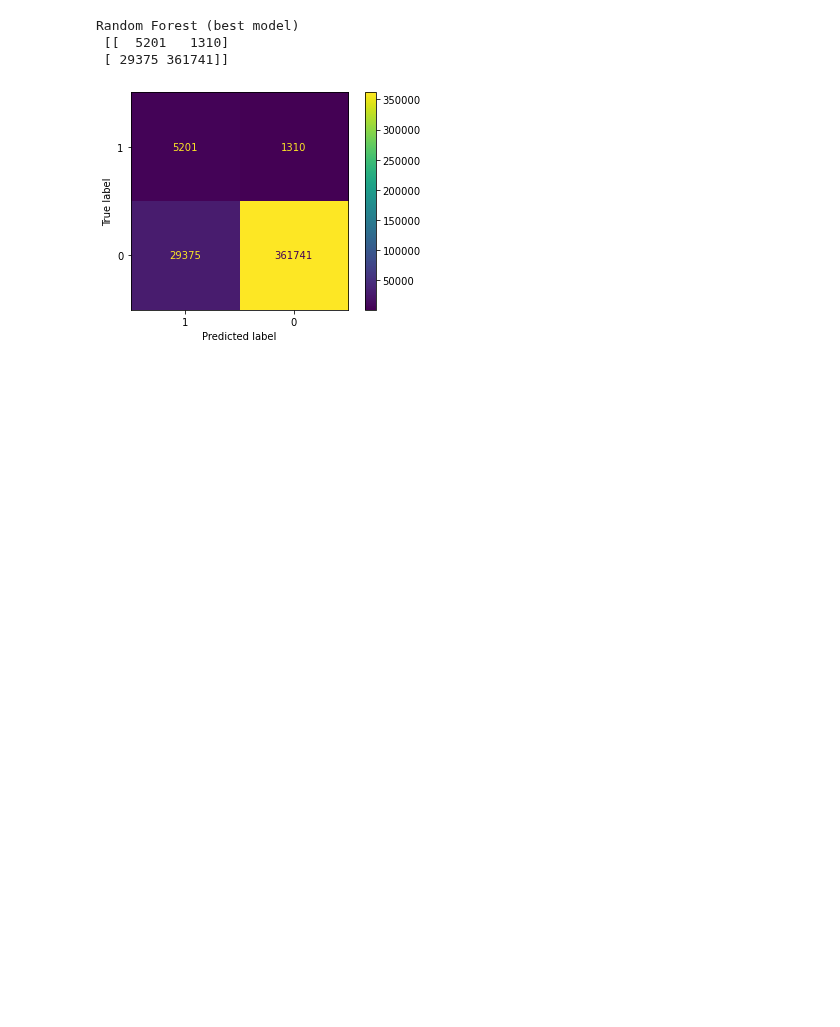
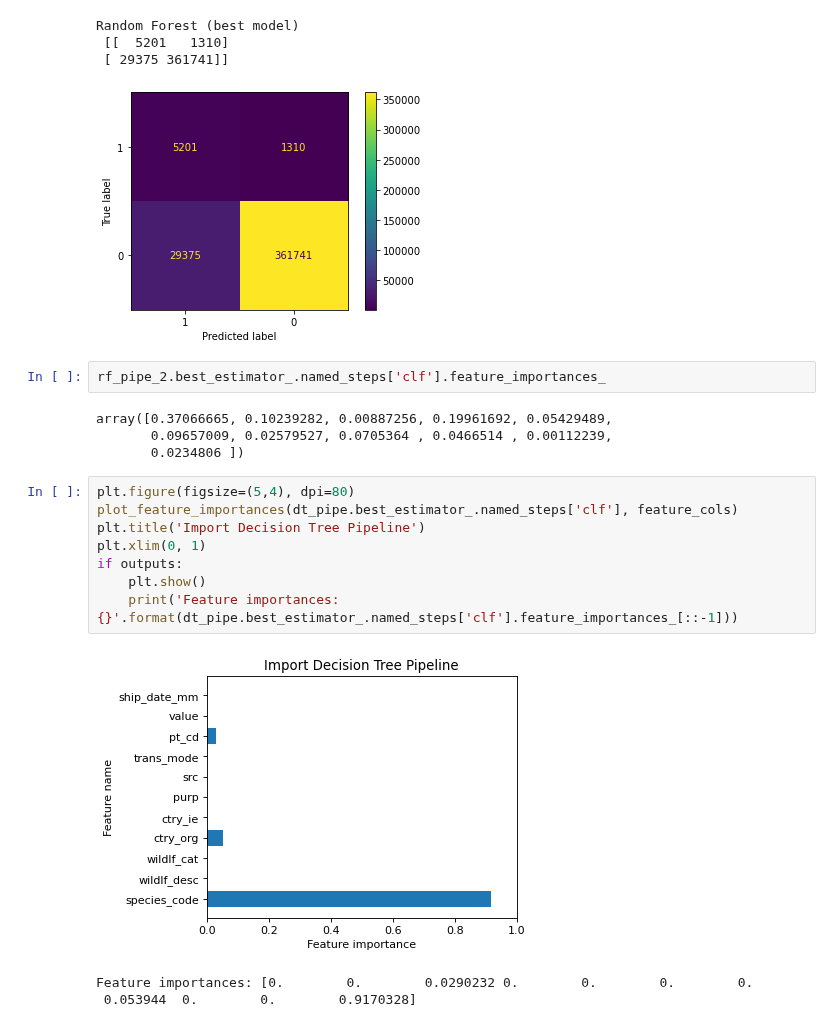
Before and after one commit to YinterestingProjects/milestone_2, a Jupyter notebook: modeling/5_tuning_import_DecisionTree2.ipynb, the cells around one changed output. Drawn from its saved outputs; the diff is of its cells as text; blank space fills up the shorter version.

```diff
--- a/modeling/5_tuning_import_DecisionTree2.ipynb
+++ b/modeling/5_tuning_import_DecisionTree2.ipynb
@@ -285,3 +308,21 @@ Random Forest (best model)
  [[  5201   1310]
  [ 29375 361741]]
 [figure]
+# %%
+rf_pipe_2.best_estimator_.named_steps['clf'].feature_importances_
+# %% [output]
+array([0.37066665, 0.10239282, 0.00887256, 0.19961692, 0.05429489,
+       0.09657009, 0.02579527, 0.0705364 , 0.0466514 , 0.00112239,
+       0.0234806 ])
+# %%
+plt.figure(figsize=(5,4), dpi=80)
+plot_feature_importances(dt_pipe.best_estimator_.named_steps['clf'], feature_cols)
+plt.title('Import Decision Tree Pipeline')
+plt.xlim(0, 1)
+if outputs:
+    plt.show()
+    print('Feature importances: {}'.format(dt_pipe.best_estimator_.named_steps['clf'].feature_importances_[::-1]))
+# %% [output]
+[figure, added]
+Feature importances: [0.        0.        0.0290232 0.        0.        0.        0.
+ 0.053944  0.        0.        0.9170328]
```
Also changed, not shown: parts of 7 cells of this notebook, 13 other files.
